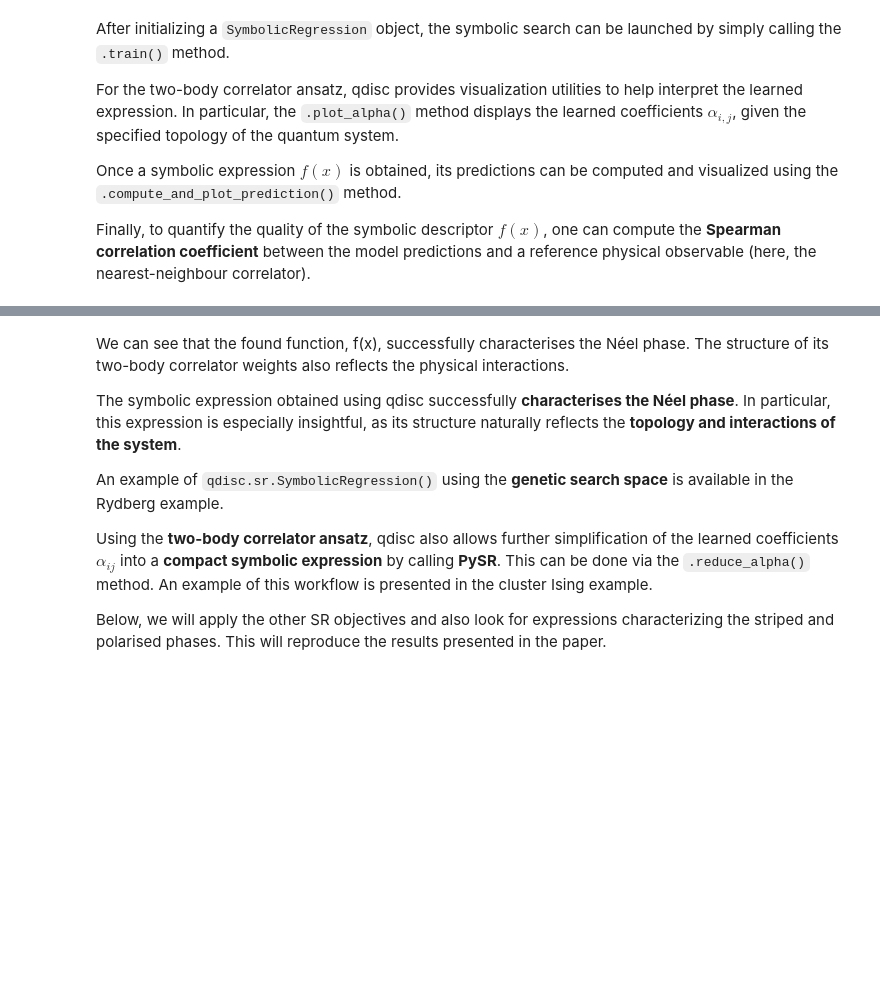
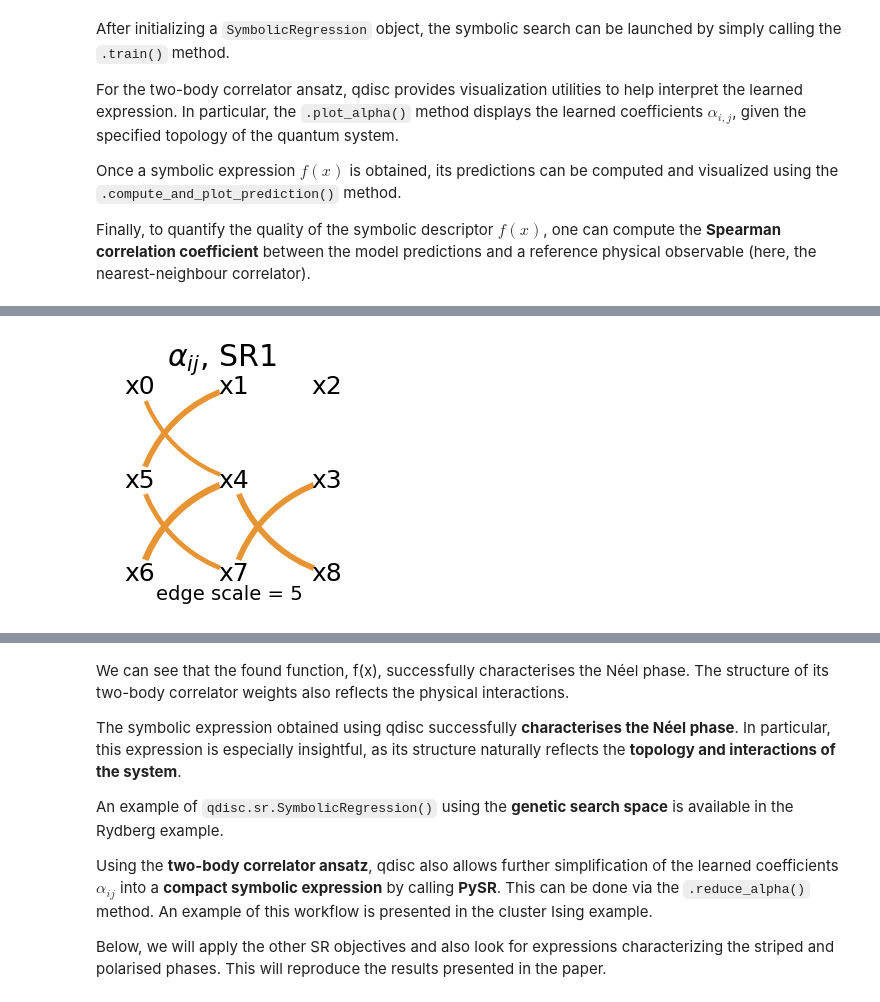
Before and after one commit to qic-ibk/qdisc, a Jupyter notebook: nbs/tutorials/J1J2_tuto2_SR.ipynb, the cells around one changed output, grey strips where cells are left out. Saved outputs shown, nothing was run; the diff lists cells and outputs as text; code cells hidden in the pictures; blank space fills up the shorter version.

```diff
--- a/nbs/tutorials/J1J2_tuto2_SR.ipynb
+++ b/nbs/tutorials/J1J2_tuto2_SR.ipynb
@@ -156,0 +153,7 @@ NameError: name 'data_exact' is not defined
+# %%
+alpha = mySR.model.alpha
+# %%
+mySR.model.alpha = (alpha>0.6)*alpha
+mySR.plot_alpha(topology=topology, edge_scale=5, name='SR1')
+# %% [output]
+[figure, added]
```
Also changed, not shown: parts of 20 cells of this notebook, 3 other files.
